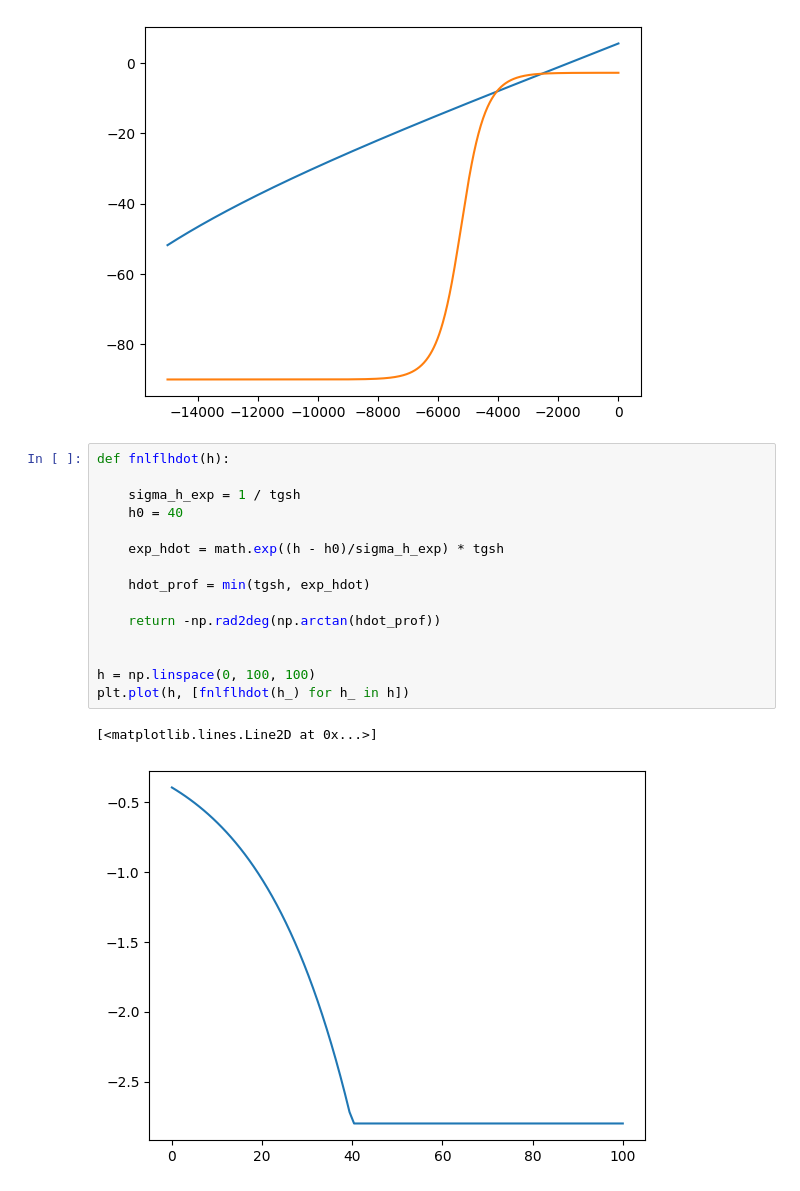
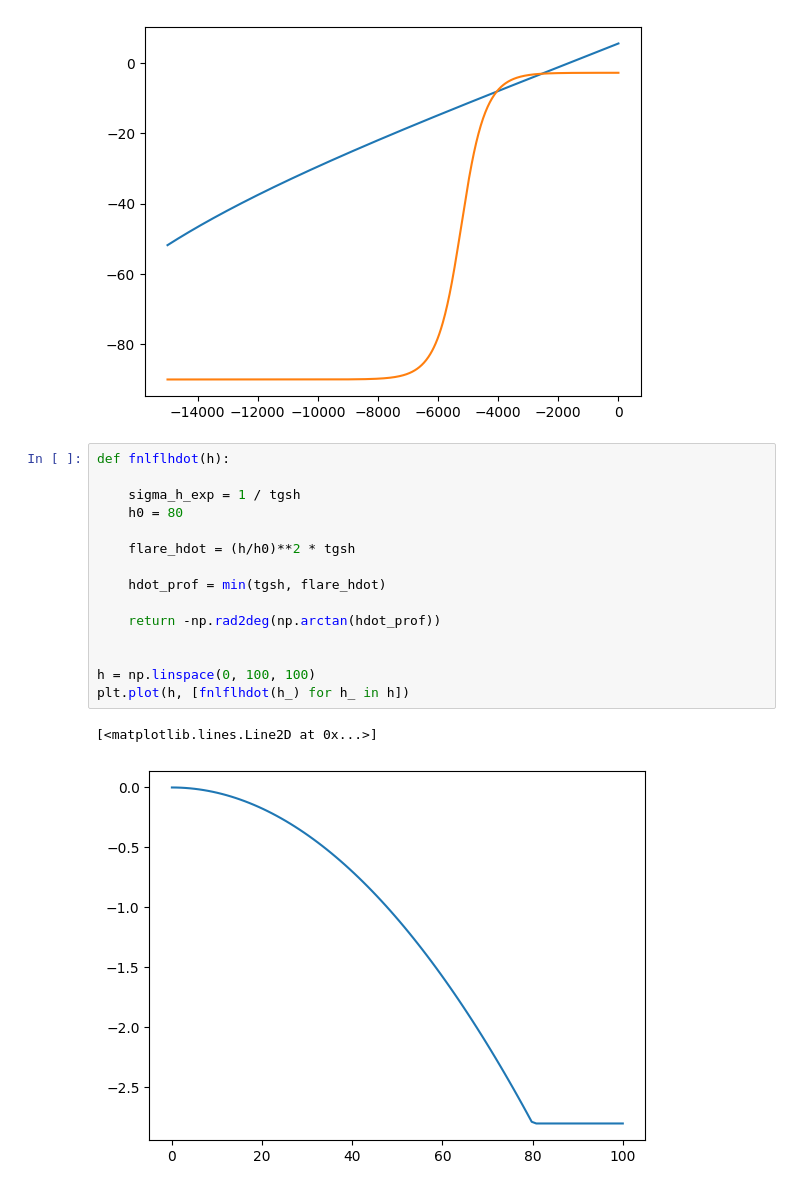
Before and after one commit to giuliodondi/kOS-Shuttle-OPS3, a Jupyter notebook: Ships/Script/Shuttle_OPS3/LOGS/a_l_href.ipynb, the cells around one changed output. Drawn from its saved outputs; the diff is of its cells as text.

```diff
--- a/Ships/Script/Shuttle_OPS3/LOGS/a_l_href.ipynb
+++ b/Ships/Script/Shuttle_OPS3/LOGS/a_l_href.ipynb
@@ -150,18 +150,18 @@ plt.plot(x, [exphdot(x_) for x_ in x])
 # %%
 def fnlflhdot(h):
 
     sigma_h_exp = 1 / tgsh
-    h0 = 40
+    h0 = 80
 
-    exp_hdot = math.exp((h - h0)/sigma_h_exp) * tgsh
+    flare_hdot = (h/h0)**2 * tgsh
 
-    hdot_prof = min(tgsh, exp_hdot)
+    hdot_prof = min(tgsh, flare_hdot)
 
     return -np.rad2deg(np.arctan(hdot_prof))
 
 
 h = np.linspace(0, 100, 100)
 plt.plot(h, [fnlflhdot(h_) for h_ in h])
 # %% [output]
 [<matplotlib.lines.Line2D at 0x...>]
-[figure, old version]
+[figure, new version]
```
Also changed, not shown: 5 other files.
